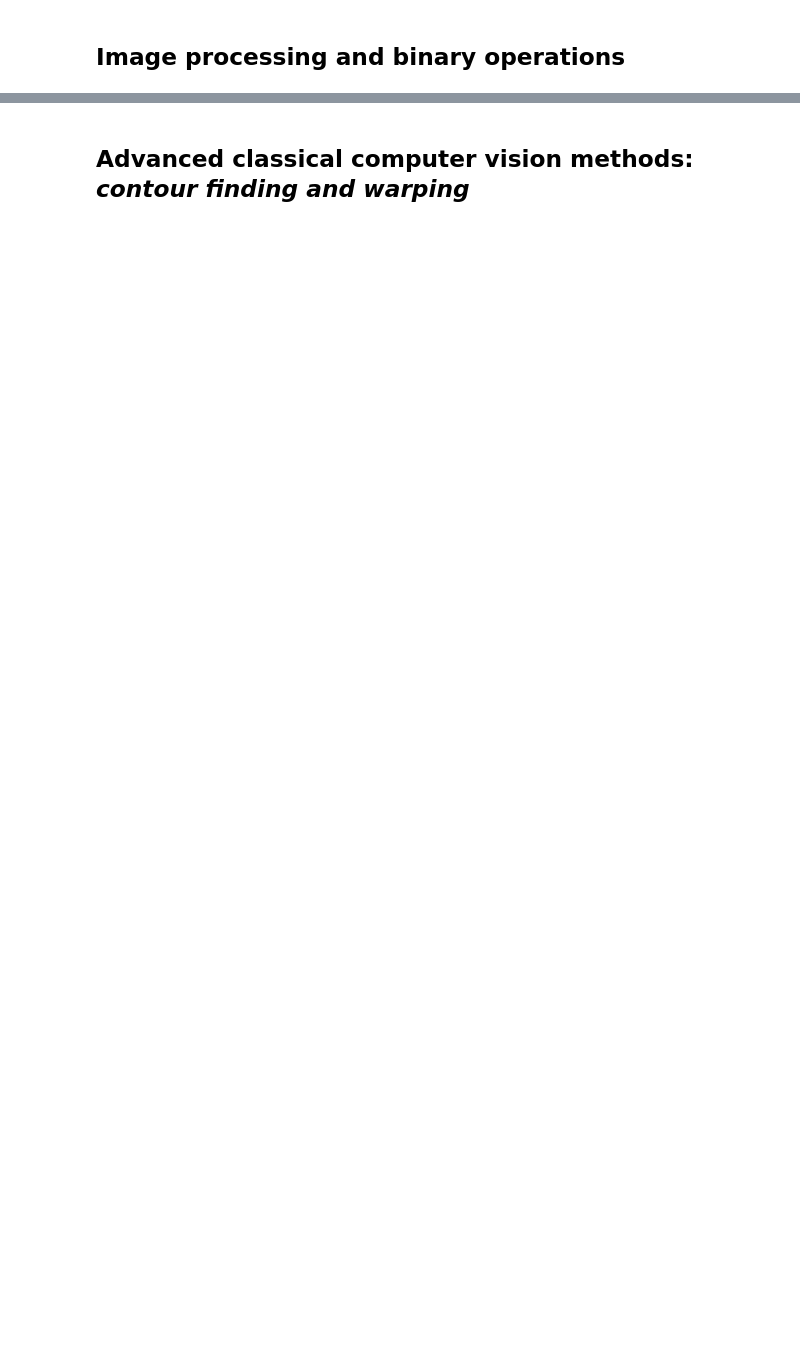
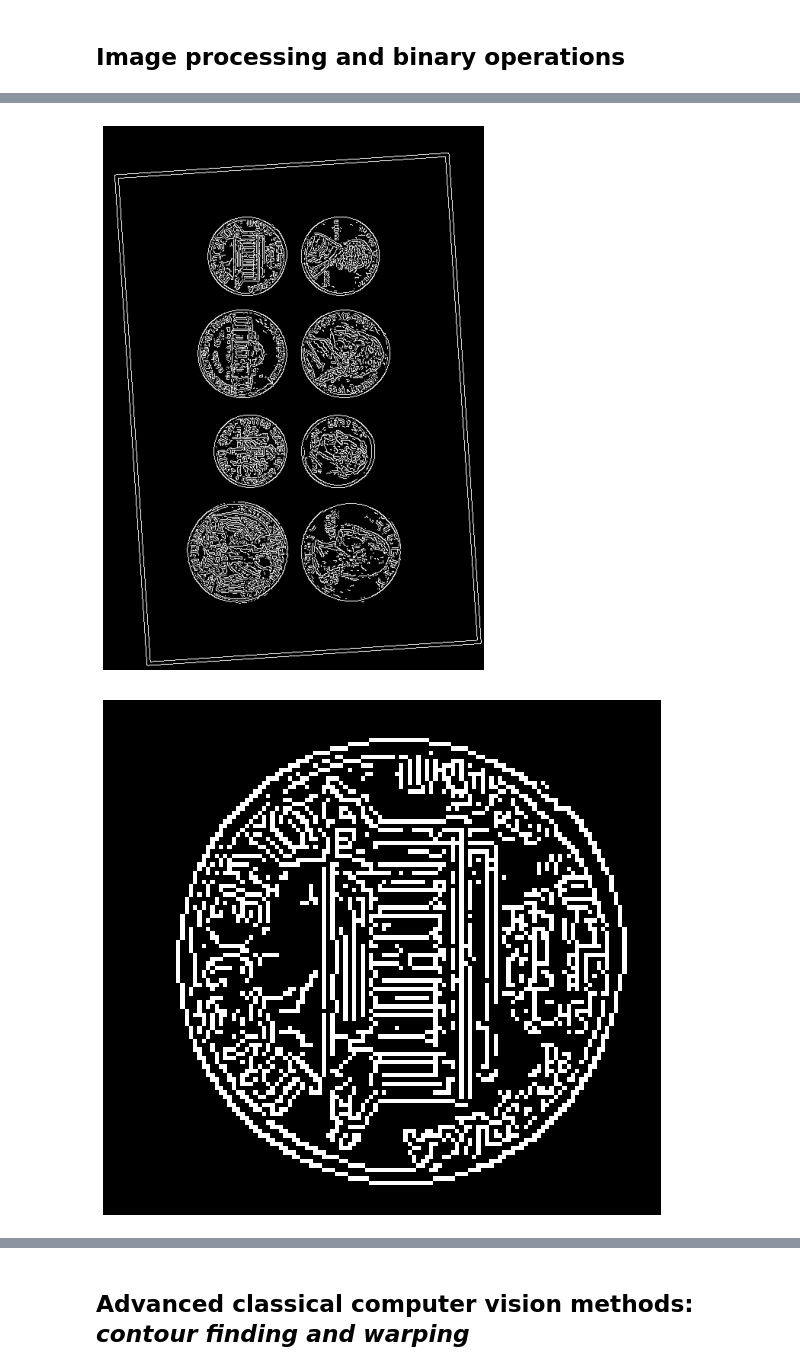
Before and after one commit to caspervanengelenburg/CV-sessions-IAP-course, a Jupyter notebook: interactive_architecture_Q3_CV2_guide.ipynb, the cells around one changed output, grey strips where cells are left out. Saved outputs shown, nothing was run; the diff lists cells and outputs as text; code cells hidden in the pictures; blank space fills up the shorter version.

```diff
--- a/interactive_architecture_Q3_CV2_guide.ipynb
+++ b/interactive_architecture_Q3_CV2_guide.ipynb
@@ -119,0 +140,11 @@ imshow(img)
+# %%
+edged = edge(img)
+
+imshow(edged)
+
+#zoom
+edged_zoom = edged[110:230, 120:250]
+imshow(edged_zoom)
+# %% [output]
+[figure, added]
+[figure, added]
```
Also changed, not shown: parts of 15 cells of this notebook.
